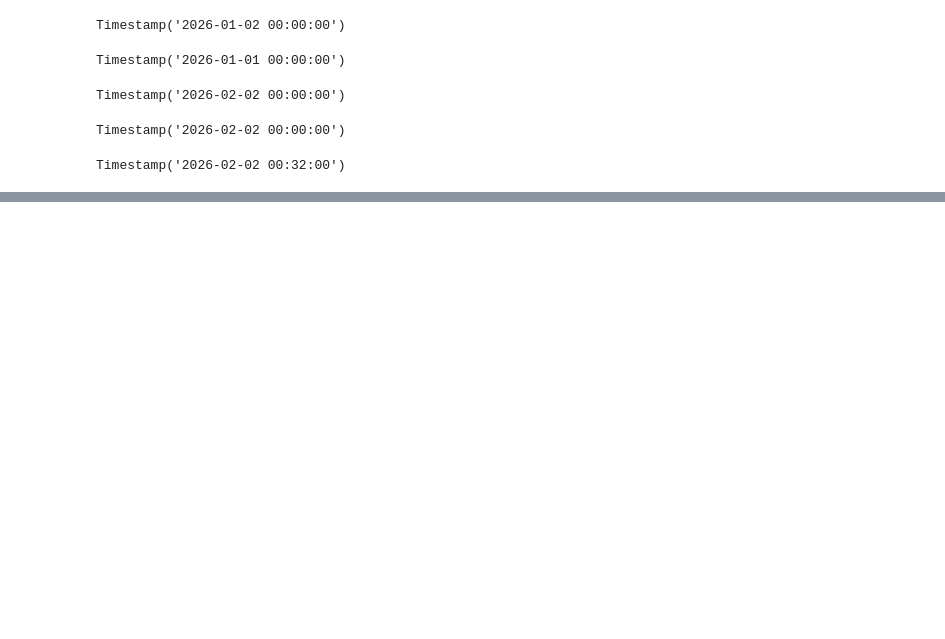
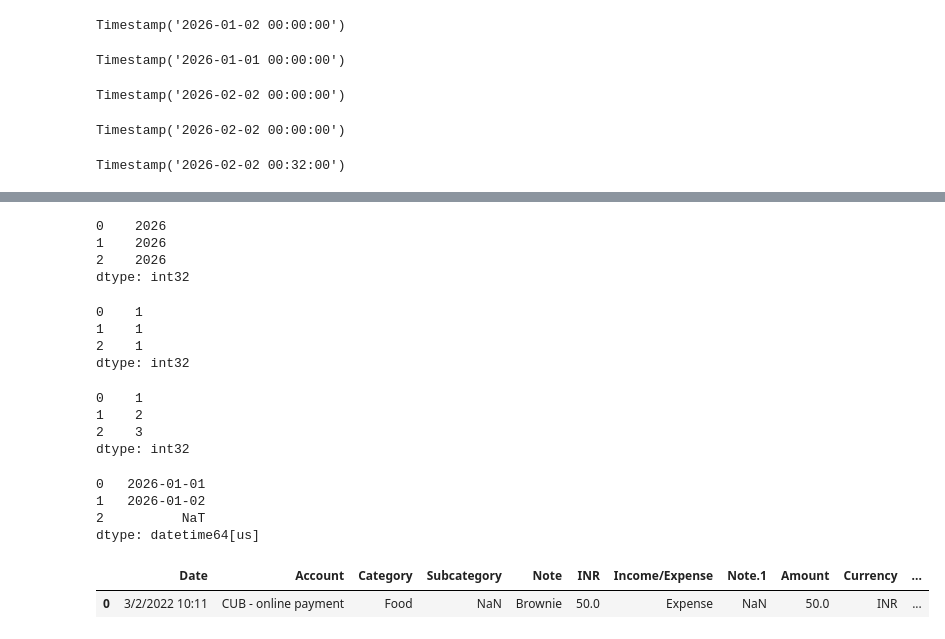
Before and after one commit to kaushik013/My_Pandas, a Jupyter notebook: 18_date_time/date_time.ipynb, the cells around one changed output, grey strips where cells are left out. Saved outputs shown, nothing was run; the diff lists cells and outputs as text; code cells hidden in the pictures; blank space fills up the shorter version.

```diff
--- a/18_date_time/date_time.ipynb
+++ b/18_date_time/date_time.ipynb
@@ -23,0 +92,36 @@ Timestamp('2026-02-02 00:32:00')
+# %%
+new.dt.year
+# %% [output]
+0    2026
+1    2026
+2    2026
+dtype: int32
+# %%
+new.dt.month
+# %% [output]
+0    1
+1    1
+2    1
+dtype: int32
+# %%
+new.dt.day
+# %% [output]
+0    1
+1    2
+2    3
+dtype: int32
+# %%
+# with error
+s = pd.Series(['2026/01/01','2026/01/02','2026/01/030'])
+pd.to_datetime(s,errors='coerce')
+# %% [output]
+0   2026-01-01
+1   2026-01-02
+2          NaT
+dtype: datetime64[us]
+# %%
+data_date = pd.read_csv('../8_files/expense_data.csv')
+data_date.head(1)
+# %% [output]
+|  | Date | Account | Category | Subcategory | Note | INR | Income/Expense | Note.1 | Amount | Currency | ... |
+| 0 | 3/2/2022 10:11 | CUB - online payment | Food | NaN | Brownie | 50.0 | Expense | NaN | 50.0 | INR | ... |
```
Also changed, not shown: parts of 17 cells of this notebook.
